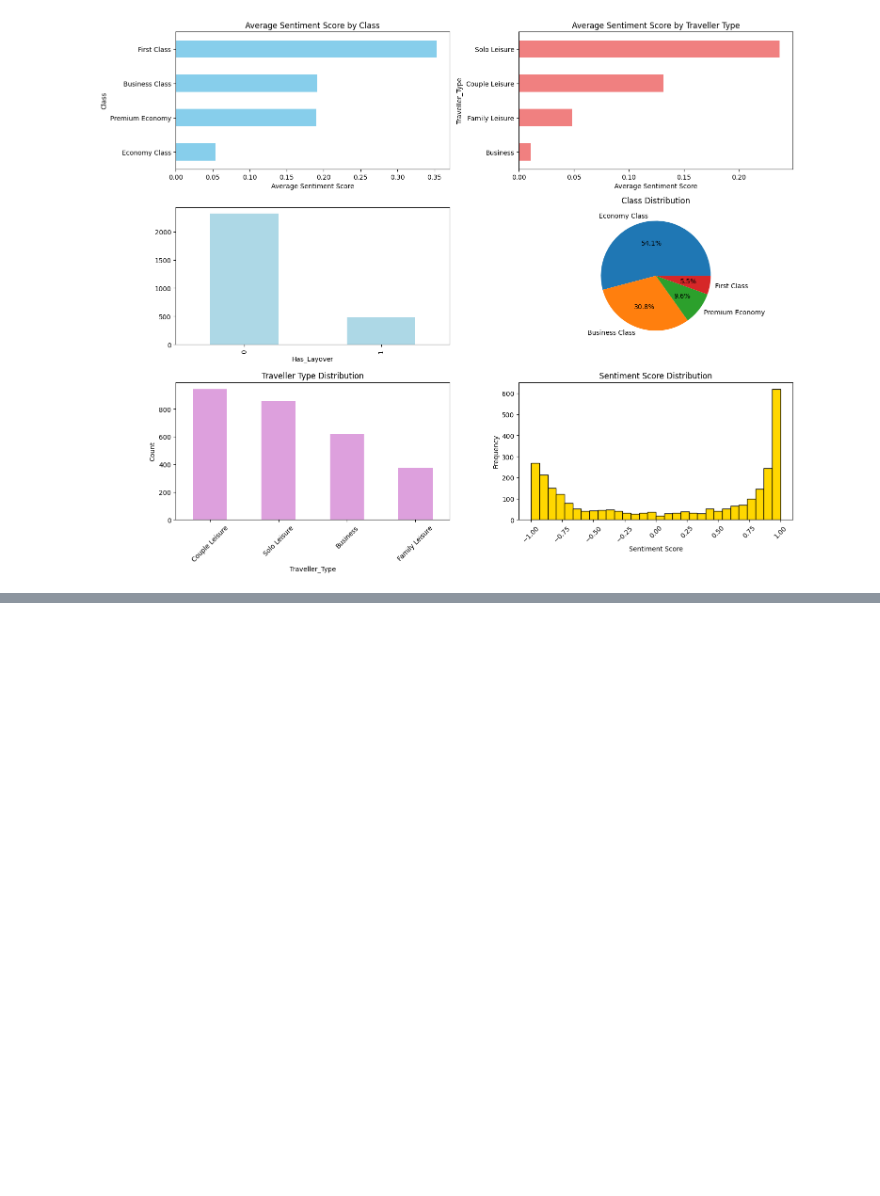
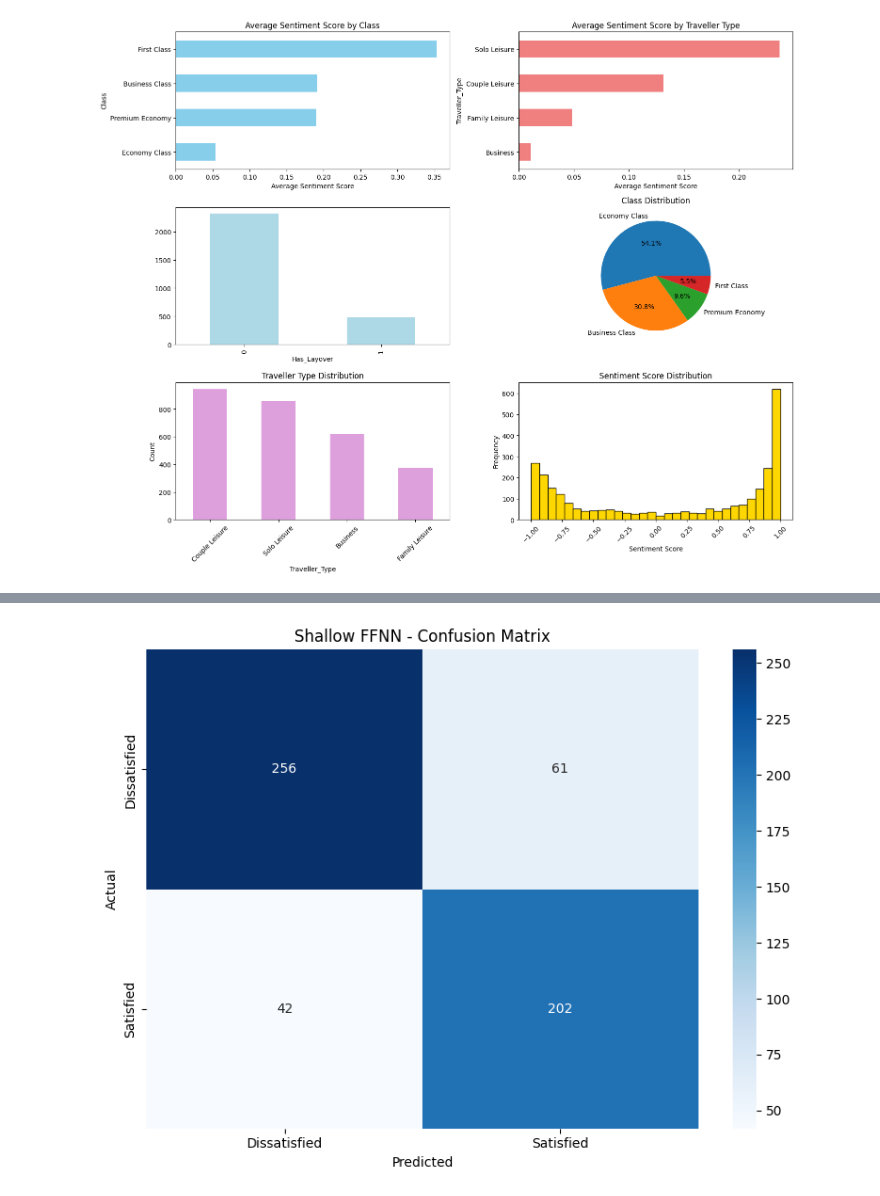
Before and after one commit to seiftarek158/ACL2, a Jupyter notebook: Submission/Finalised_version/submission_1.ipynb, the cells around one changed output, grey strips where cells are left out. Cells and saved outputs as stored; diff of their text form; code cells hidden in the pictures; blank space fills up the shorter version.

```diff
--- a/Submission/Finalised_version/submission_1.ipynb
+++ b/Submission/Finalised_version/submission_1.ipynb
@@ -1369,0 +1558,9 @@ plt.sca(axes)
+# %%
+# Scale features for neural network (important for gradient-based optimization)
+scaler = StandardScaler()
+X_train_scaled = pd.DataFrame(scaler.fit_transform(X_train), columns=X_train.columns)
+X_test_scaled = pd.DataFrame(scaler.transform(X_test), columns=X_test.columns)
+
+print("Features scaled for neural network training")
+print(f"Training data shape: {X_train_scaled.shape}")
+print(f"Test data shape: {X_test_scaled.shape}")
@@ -1369,0 +1684,15 @@ plt.sca(axes)
+# %%
+# Evaluate FFNN on test set
+y_pred_ffnn_probs = ffnn_model.predict(X_test_scaled)
+y_pred_ffnn = (y_pred_ffnn_probs > 0.5).astype(int).flatten()
+
+print("="*60)
+print("SHALLOW FFNN - RESULTS")
+print("="*60)
+print(f"\nAccuracy:  {accuracy_score(y_test, y_pred_ffnn):.4f}")
+print(f"Precision: {precision_score(y_test, y_pred_ffnn):.4f}")
+print(f"Recall:    {recall_score(y_test, y_pred_ffnn):.4f}")
+print(f"F1-Score:  {f1_score(y_test, y_pred_ffnn):.4f}")
+
+print("\nClassification Report:")
+print(classification_report(y_test, y_pred_ffnn, target_names=['Dissatisfied', 'Satisfied']))
@@ -1369,0 +1719,14 @@ plt.sca(axes)
+# %%
+# Confusion Matrix for FFNN
+cm_ffnn = confusion_matrix(y_test, y_pred_ffnn)
+plt.figure(figsize=(8, 6))
+sns.heatmap(cm_ffnn, annot=True, fmt='d', cmap='Blues',
+            xticklabels=['Dissatisfied', 'Satisfied'],
+            yticklabels=['Dissatisfied', 'Satisfied'])
+plt.ylabel('Actual')
+plt.xlabel('Predicted')
+plt.title('Shallow FFNN - Confusion Matrix')
+plt.tight_layout()
+plt.show()
+# %% [output]
+[figure, added]
```
Also changed, not shown: parts of 31 cells of this notebook.
